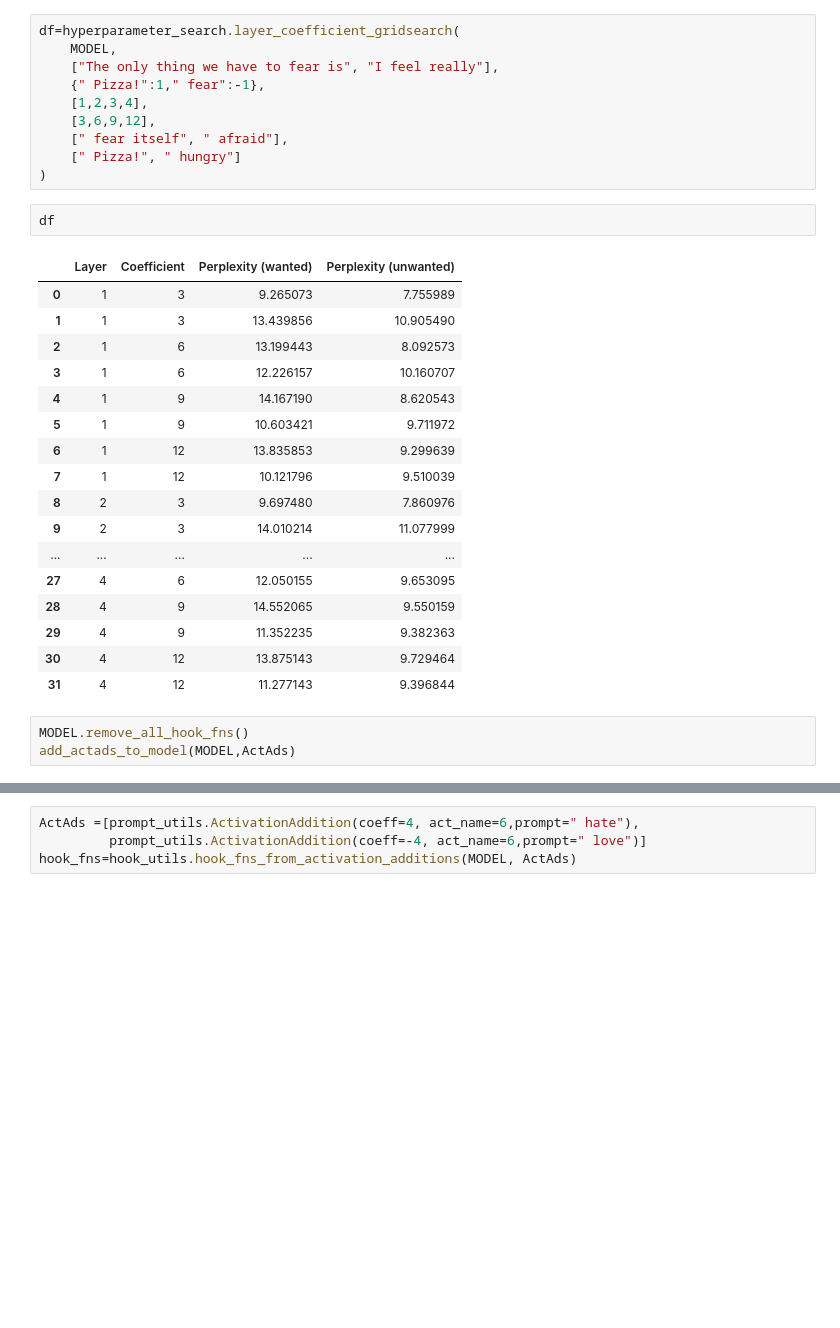
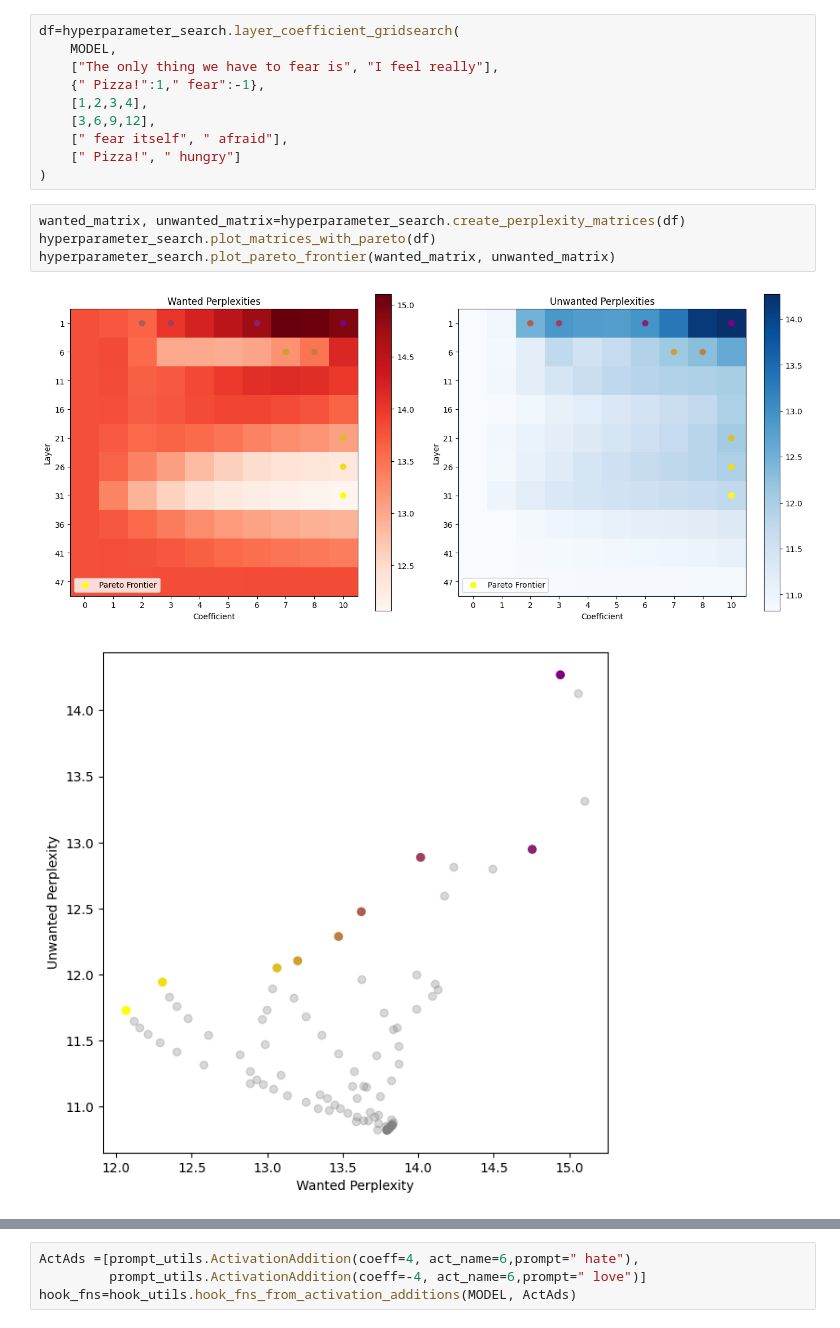
Before and after one commit to wusche1/activation_additions, a Jupyter notebook: activation_additions/playgound.ipynb, the cells around one changed output, grey strips where cells are left out. Saved outputs shown, nothing was run; the diff lists cells and outputs as text; blank space fills up the shorter version.

```diff
--- a/activation_additions/playgound.ipynb
+++ b/activation_additions/playgound.ipynb
@@ -82,26 +92,10 @@ df=hyperparameter_search.layer_coefficient_gridsearch(
     [" fear itself", " afraid"],
     [" Pizza!", " hungry"]
 )
-# %%
-df
-# %% [output]
-|  | Layer | Coefficient | Perplexity (wanted) | Perplexity (unwanted) |
-| 0 | 1 | 3 | 9.265073 | 7.755989 |
-| 1 | 1 | 3 | 13.439856 | 10.905490 |
-| 2 | 1 | 6 | 13.199443 | 8.092573 |
-| 3 | 1 | 6 | 12.226157 | 10.160707 |
-| 4 | 1 | 9 | 14.167190 | 8.620543 |
-| 5 | 1 | 9 | 10.603421 | 9.711972 |
-| 6 | 1 | 12 | 13.835853 | 9.299639 |
-| 7 | 1 | 12 | 10.121796 | 9.510039 |
-| 8 | 2 | 3 | 9.697480 | 7.860976 |
-| 9 | 2 | 3 | 14.010214 | 11.077999 |
-| ... | ... | ... | ... | ... |
-| 27 | 4 | 6 | 12.050155 | 9.653095 |
-| 28 | 4 | 9 | 14.552065 | 9.550159 |
-| 29 | 4 | 9 | 11.352235 | 9.382363 |
-| 30 | 4 | 12 | 13.875143 | 9.729464 |
-| 31 | 4 | 12 | 11.277143 | 9.396844 |
-# %%
-MODEL.remove_all_hook_fns()
-add_actads_to_model(MODEL,ActAds)
+# %%
+wanted_matrix, unwanted_matrix=hyperparameter_search.create_perplexity_matrices(df)
+hyperparameter_search.plot_matrices_with_pareto(df)
+hyperparameter_search.plot_pareto_frontier(wanted_matrix, unwanted_matrix)
+# %% [output]
+[figure, added]
+[figure, added]
```
Also changed, not shown: parts of 12 cells of this notebook, 1 other file.
